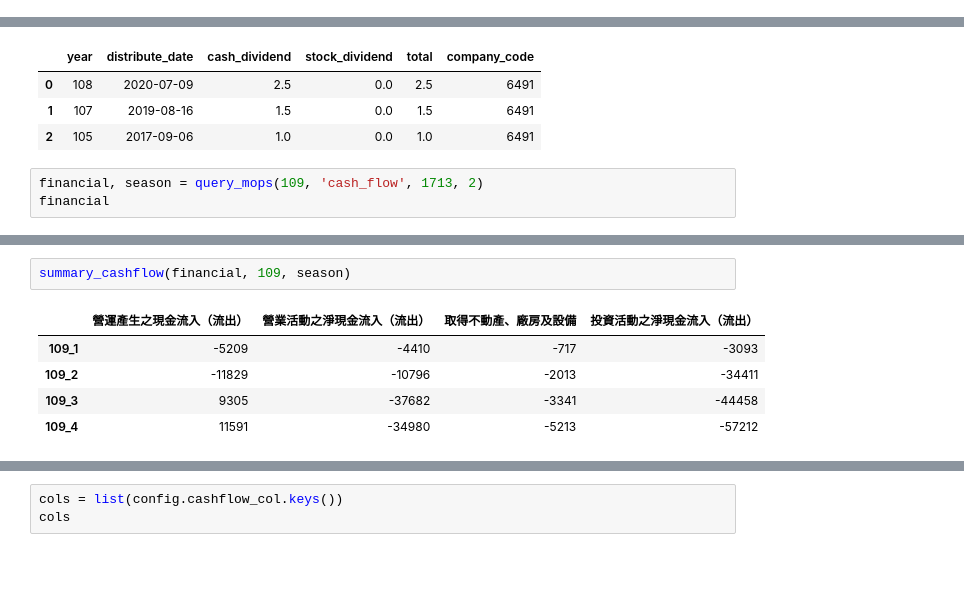
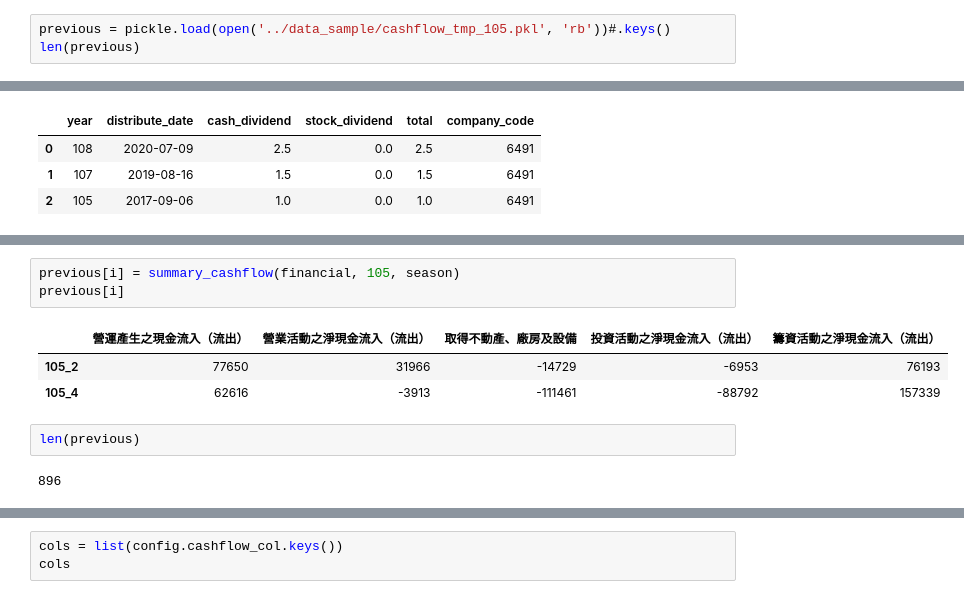
Before and after one commit to yuhsuanyang/stock_market_analysis, a Jupyter notebook: code/acknowledgement.ipynb, the cells around one changed output, grey strips where cells are left out. Saved outputs shown, nothing was run; the diff lists cells and outputs as text; blank space fills up the shorter version.

```diff
--- a/code/acknowledgement.ipynb
+++ b/code/acknowledgement.ipynb
@@ -9,0 +49,3 @@ from crawler import *
+# %%
+previous = pickle.load(open('../data_sample/cashflow_tmp_105.pkl', 'rb'))#.keys()
+len(previous)
@@ -84,6 +109,3 @@ dividend
 | 0 | 108 | 2020-07-09 | 2.5 | 0.0 | 2.5 | 6491 |
 | 1 | 107 | 2019-08-16 | 1.5 | 0.0 | 1.5 | 6491 |
 | 2 | 105 | 2017-09-06 | 1.0 | 0.0 | 1.0 | 6491 |
-# %%
-financial, season = query_mops(109, 'cash_flow', 1713, 2)
-financial
@@ -108,11 +112,14 @@ financial
 # %%
-summary_cashflow(financial, 109, season)
+previous[i] = summary_cashflow(financial, 105, season)
+previous[i]
 # %% [output]
-|  | 營運產生之現金流入（流出） | 營業活動之淨現金流入（流出） | 取得不動產、廠房及設備 | 投資活動之淨現金流入（流出） |
-| 109_1 | -5209 | -4410 | -717 | -3093 |
-| 109_2 | -11829 | -10796 | -2013 | -34411 |
-| 109_3 | 9305 | -37682 | -3341 | -44458 |
-| 109_4 | 11591 | -34980 | -5213 | -57212 |
+|  | 營運產生之現金流入（流出） | 營業活動之淨現金流入（流出） | 取得不動產、廠房及設備 | 投資活動之淨現金流入（流出） | 籌資活動之淨現金流入（流出） |
+| 105_2 | 77650 | 31966 | -14729 | -6953 | 76193 |
+| 105_4 | 62616 | -3913 | -111461 | -88792 | 157339 |
+# %%
+len(previous)
+# %% [output]
+896
 # %%
 stocks = pd.read_csv('../data_sample/stock_meta_data.csv')
 stocks
```
Also changed, not shown: parts of 31 cells of this notebook, 1 other file.
